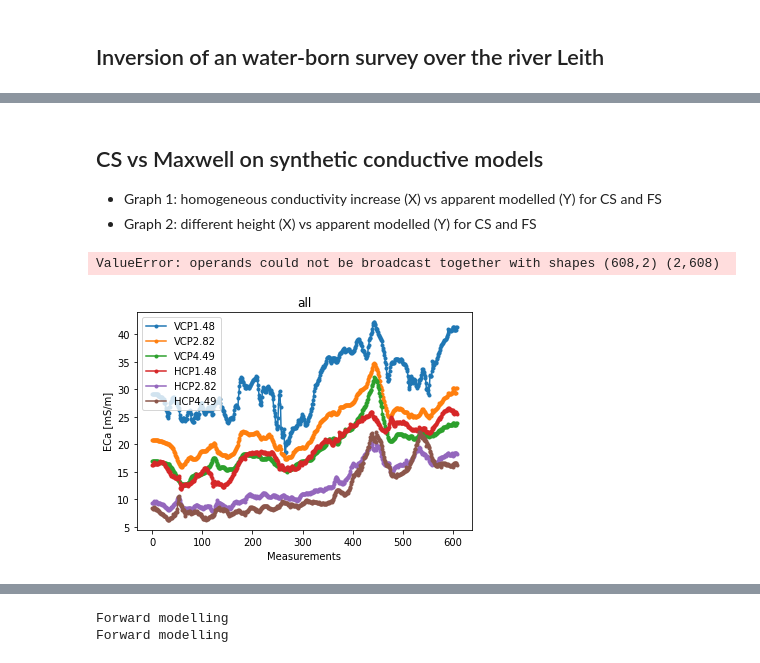
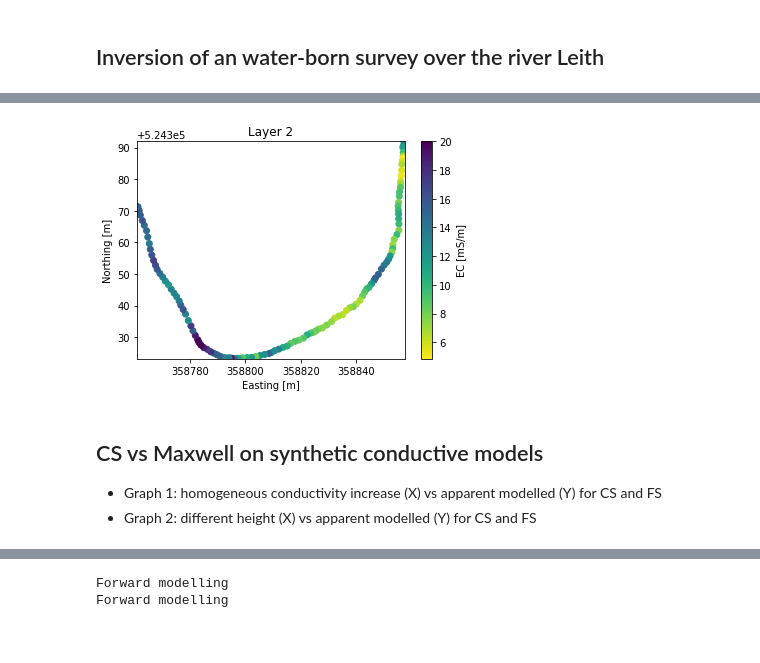
Before and after one commit to hkexgroup/emagpy, a Jupyter notebook: src/em-paper.ipynb, the cells around one changed output, grey strips where cells are left out. Cells and saved outputs as stored; diff of their text form; code cells hidden in the pictures.

```diff
--- a/src/em-paper.ipynb
+++ b/src/em-paper.ipynb
@@ -58,23 +62,14 @@ fig.savefig(outputdir + 'river.jpg', dpi=500)
+# %%
+fig, ax = plt.subplots()
+k.showSlice(islice=1, ax=ax)
+ax.set_xlabel('Easting [m]')
+ax.set_ylabel('Northing [m]')
+fig.savefig(outputdir + 'river-layer2.jpg', dpi=500)
+# %% [output]
+[figure, added]
 # %% [markdown]
 ## CS vs Maxwell on synthetic conductive models
 - Graph 1: homogeneous conductivity increase (X) vs apparent modelled (Y) for CS and FS
 - Graph 2: different height (X) vs apparent modelled (Y) for CS and FS
-# %%
-k = Problem()
-
-
-fnameECa = datadir + 'leith/leith_emi.csv'
-k = Problem()
-k.createSurvey(fnameECa)
-k.show()
-k.nlayers=2
-k.npos=608
-k.hx = [0.4,0.4,0.4,0.4,0.4,0.4]
-k.setInit2(depths0=[0.5], conds0=[50,23], fixedDepths=[False])
-k.invert2(method='ROPE', rep=100, njobs=-2,bnds=[(0.2, 0.7), (0,100), (0, 30)], forwardModel='FSeq')
-k.showResults()
-# %% [output]
-ValueError: operands could not be broadcast together with shapes (608,2) (2,608)
-[figure, removed]
 # %%
 # parameters for the synthetic model
```
Also changed, not shown: parts of 6 cells of this notebook.
